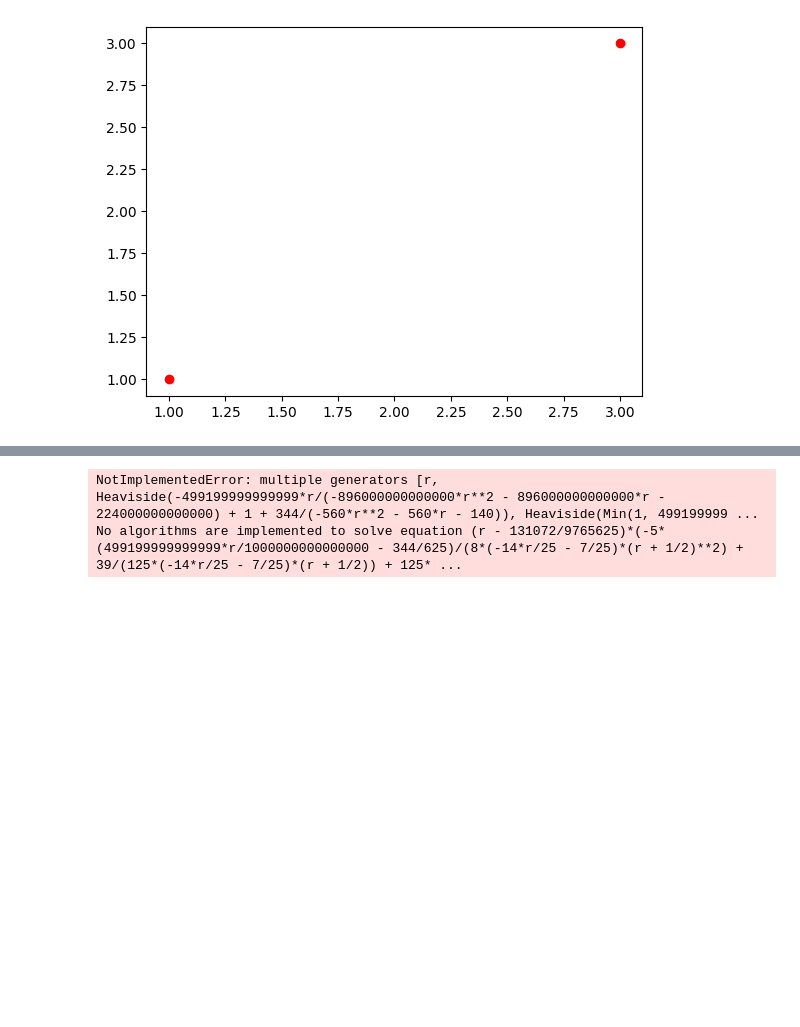
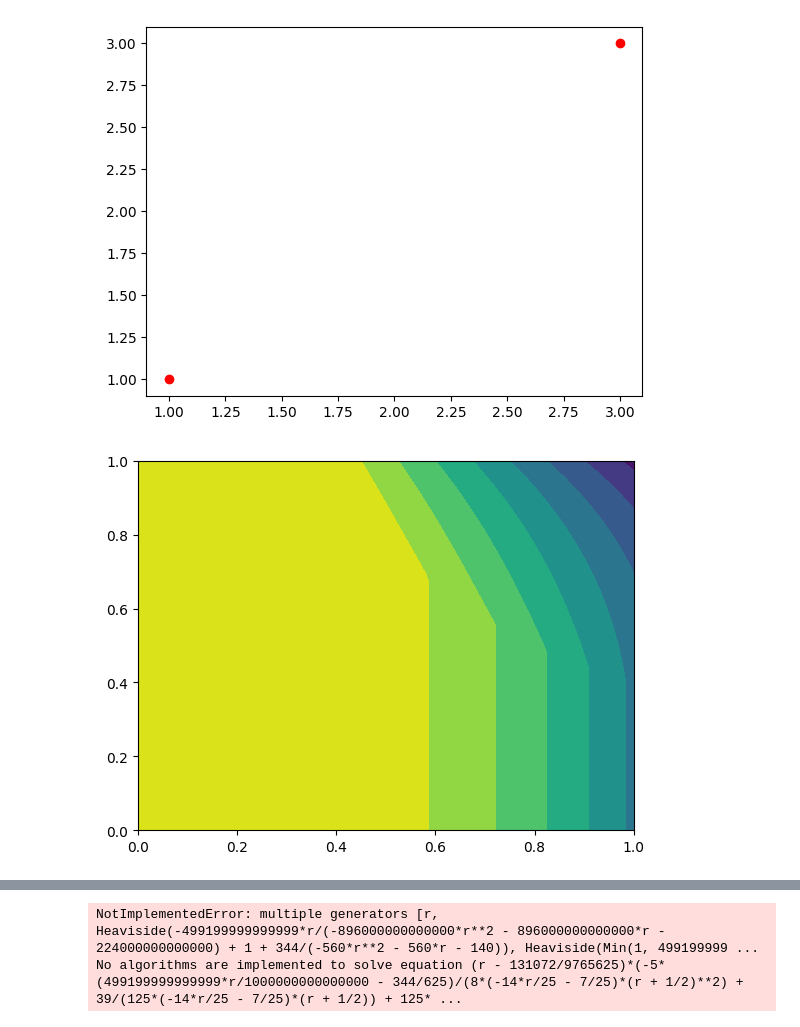
Before and after one commit to pcastle/tesis-cds-covered, a Jupyter notebook: test.ipynb, the cells around one changed output, grey strips where cells are left out. Cells and saved outputs as stored; diff of their text form; code cells hidden in the pictures; blank space fills up the shorter version.

```diff
--- a/test.ipynb
+++ b/test.ipynb
@@ -22,3 +22,61 @@ if intersection.geom_type == 'MultiPoint':
 # %% [output]
 array('d', [1.0, 3.0]) array('d', [1.0, 3.0])
 [figure]
+# %%
+import sympy
+from sympy import Derivative, simplify, Piecewise, Min, Max, integrate, pycode, parse_expr, solve
+import scipy
+import numpy as np
+import matplotlib.pyplot as plt
+import json
+import random
+import multiprocessing as mp
+from shapely.geometry import LineString
+import sympy.plotting
+
+
+
+# Eequilibrio buscado
+b2_v = 0.4
+
+y2, p2, q2, b2, r = sympy.symbols('y2 p2 q2 b2 r', real=True, positive=True)
+t2 = sympy.symbols('t2', positive=True)
+
+g2 = 3*(1-t2)*(y2-1)**2 + 3*t2*y2**2
+
+## p*q > b barra
+vf2_1 = integrate(Min(y2/q2,1)*g2,(y2,0,1))
+
+## p*q < b barra y p >= b barra
+vf2_2 = integrate(Min(p2*y2/b2,1)*g2,(y2,0,1))
+
+## p*q < b barra y p < b barra
+vf2_3 = integrate(p2*y2/b2*g2,(y2,0,1))
+
+# theta gorro
+## p*q > b barra
+tgorro2_1n = solve(vf2_1 - p2,t2)[0]
+
+## p*q < b barra y p >= b barra
+tgorro2_2n = solve(vf2_2 - p2,t2)[0]
+
+## p*q < b barra y p < b barra
+tgorro2_3n = solve(vf2_3 - p2,t2)[0]
+
+d2 = Piecewise((1 - tgorro2_1n, p2*q2 > b2), (1-tgorro2_2n, (p2*q2<= b2) & (p2 >= b2)), (1-tgorro2_3n, True))
+
+p_lin = np.linspace(0,1,100)
+q_lin = np.linspace(0,1,100)
+p_lin,q_lin = np.meshgrid(p_lin,q_lin)
+
+d2_mesh = np.zeros((100,100))
+for x in range(100):
+    for y in range(100):
+        d2_mesh[x,y] = d2.subs([(p2,p_lin[x,y]),(q2,q_lin[x,y]),(b2,b2_v)])
+
+fig, ax = plt.subplots()
+
+ax.contourf(p_lin,q_lin,d2_mesh, 10)
+plt.show()
+# %% [output]
+[figure, added]
```
Also changed, not shown: parts of 3 cells of this notebook, 1 other file.
